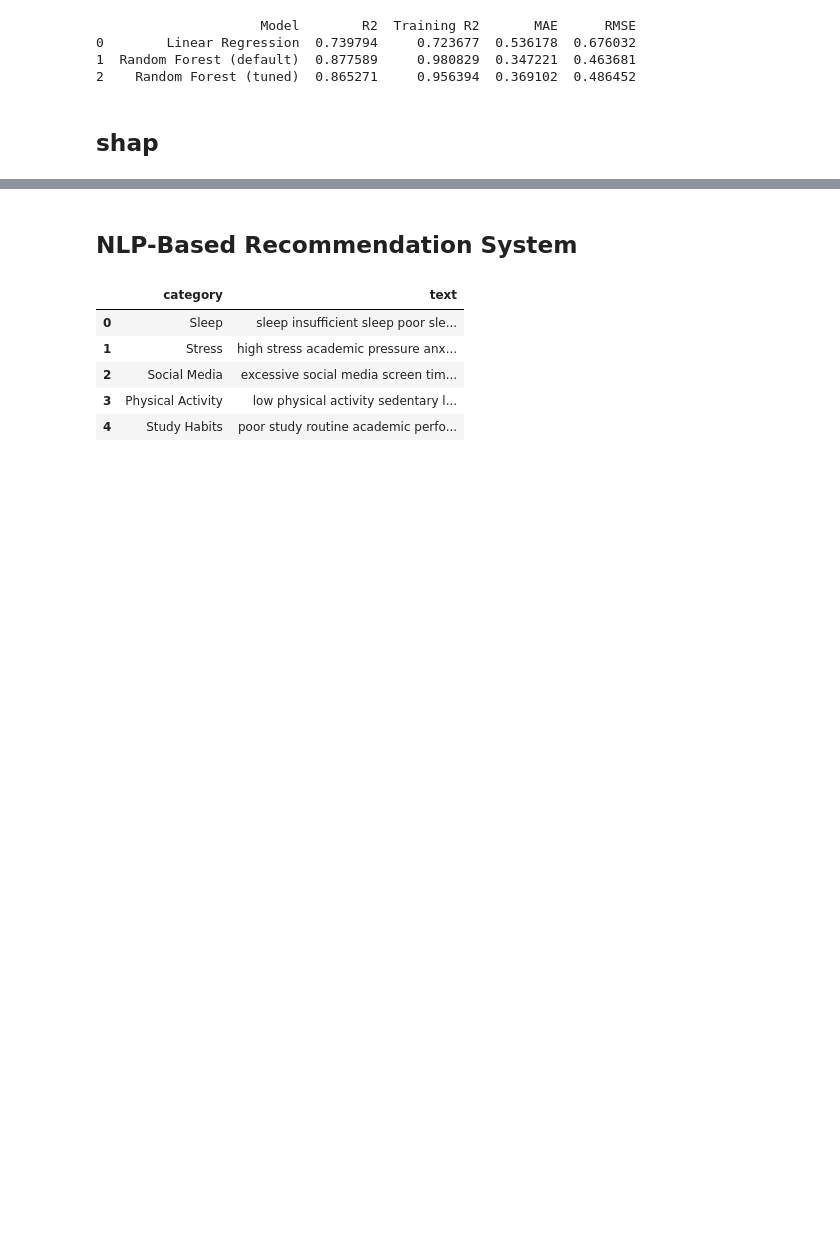
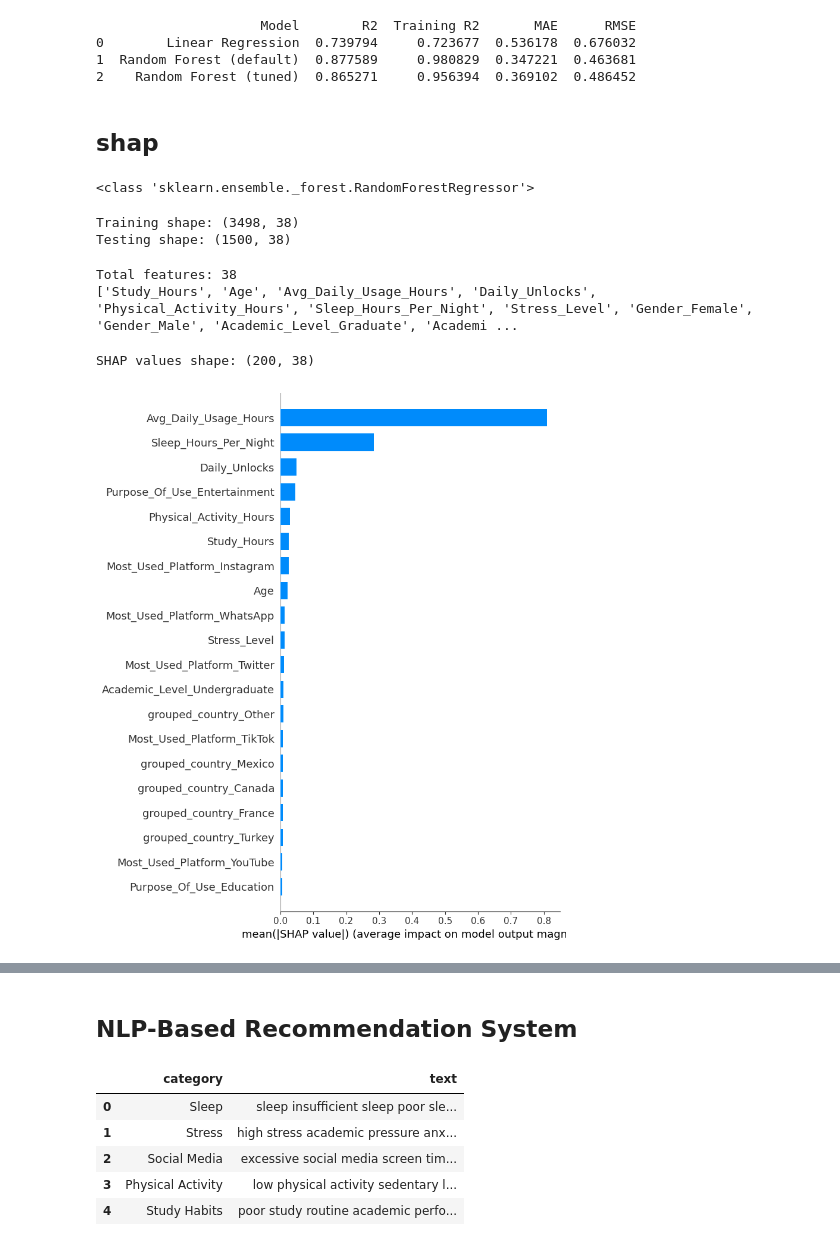
Before and after one commit to gokulgr007/Explainable-Student-Mental-Well-being-Analysis-and-Recommendation-System, a Jupyter notebook: student_wellbeing.ipynb, the cells around one changed output, grey strips where cells are left out. Saved outputs shown, nothing was run; the diff lists cells and outputs as text; code cells hidden in the pictures; blank space fills up the shorter version.

Commit message:
shap integration

```diff
--- a/student_wellbeing.ipynb
+++ b/student_wellbeing.ipynb
@@ -447,0 +452,61 @@ print(results)
+# %%
+rf_model = rf_pipeline.named_steps['random forest']
+print(type(rf_model))
+# %% [output]
+<class 'sklearn.ensemble._forest.RandomForestRegressor'>
+# %%
+preprocessor_fitted = rf_pipeline.named_steps['preprocessor']
+
+X_train_transformed = preprocessor_fitted.transform(X_train)
+X_test_transformed = preprocessor_fitted.transform(X_test)
+# %%
+print("Training shape:", X_train_transformed.shape)
+print("Testing shape:", X_test_transformed.shape)
+# %% [output]
+Training shape: (3498, 38)
+Testing shape: (1500, 38)
+# %%
+feature_names = []
+
+feature_names.extend(['Study_Hours'])
+
+feature_names.extend([
+    'Age',
+    'Avg_Daily_Usage_Hours',
+    'Daily_Unlocks',
+    'Physical_Activity_Hours',
+    'Sleep_Hours_Per_Night'
+])
+
+feature_names.extend(['Stress_Level'])
+
+onehot_encoder = preprocessor_fitted.named_transformers_['Nominal'].named_steps['encode']
+
+nominal_features = onehot_encoder.get_feature_names_out()
+
+feature_names.extend(nominal_features)
+
+print("Total features:", len(feature_names))
+print(feature_names)
+# %% [output]
+Total features: 38
+['Study_Hours', 'Age', 'Avg_Daily_Usage_Hours', 'Daily_Unlocks', 'Physical_Activity_Hours', 'Sleep_Hours_Per_Night', 'Stress_Level', 'Gender_Female', 'Gender_Male', 'Academic_Level_Graduate', 'Academi ...
+# %%
+explainer = shap.TreeExplainer(rf_model)
+# %%
+X_test_sample = X_test_transformed[:200]
+
+shap_values = explainer.shap_values(X_test_sample)
+
+print("SHAP values shape:", shap_values.shape)
+# %% [output]
+SHAP values shape: (200, 38)
+# %%
+shap.summary_plot(
+    shap_values,
+    X_test_sample,
+    feature_names=feature_names,
+    plot_type='bar'
+)
+# %% [output]
+[figure, added]
```
Also changed, not shown: parts of 19 cells of this notebook.
